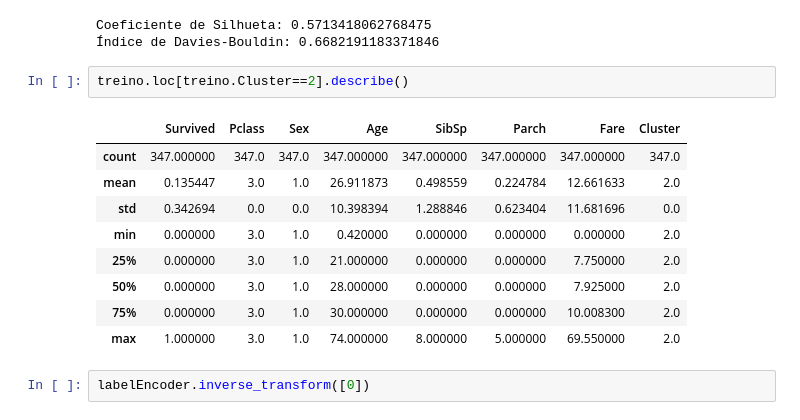
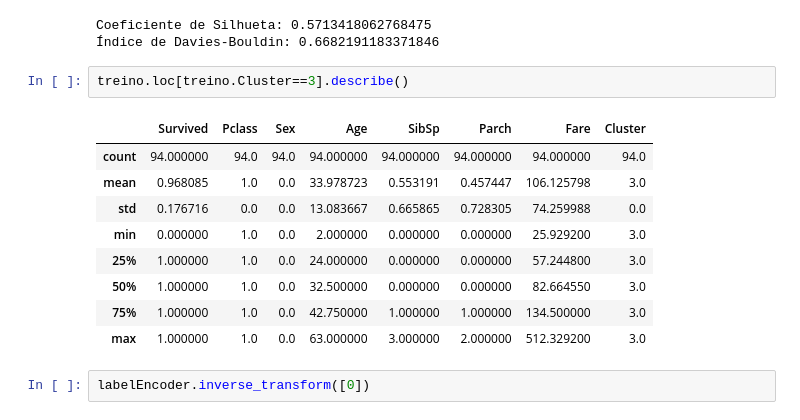
Before and after one commit to instrutordanilo/KmeansTitanic, a Jupyter notebook: Final_K_means_Tinatic.ipynb, the cells around one changed output. Drawn from its saved outputs; the diff is of its cells as text.

```diff
--- a/Final_K_means_Tinatic.ipynb
+++ b/Final_K_means_Tinatic.ipynb
@@ -165,17 +165,17 @@ print("Índice de Davies-Bouldin:", davies_bouldin)
 Coeficiente de Silhueta: 0.5713418062768475
 Índice de Davies-Bouldin: 0.6682191183371846
 # %%
-treino.loc[treino.Cluster==2].describe()
+treino.loc[treino.Cluster==3].describe()
 # %% [output]
 |  | Survived | Pclass | Sex | Age | SibSp | Parch | Fare | Cluster |
-| count | 347.000000 | 347.0 | 347.0 | 347.000000 | 347.000000 | 347.000000 | 347.000000 | 347.0 |
-| mean | 0.135447 | 3.0 | 1.0 | 26.911873 | 0.498559 | 0.224784 | 12.661633 | 2.0 |
-| std | 0.342694 | 0.0 | 0.0 | 10.398394 | 1.288846 | 0.623404 | 11.681696 | 0.0 |
-| min | 0.000000 | 3.0 | 1.0 | 0.420000 | 0.000000 | 0.000000 | 0.000000 | 2.0 |
-| 25% | 0.000000 | 3.0 | 1.0 | 21.000000 | 0.000000 | 0.000000 | 7.750000 | 2.0 |
-| 50% | 0.000000 | 3.0 | 1.0 | 28.000000 | 0.000000 | 0.000000 | 7.925000 | 2.0 |
-| 75% | 0.000000 | 3.0 | 1.0 | 30.000000 | 0.000000 | 0.000000 | 10.008300 | 2.0 |
-| max | 1.000000 | 3.0 | 1.0 | 74.000000 | 8.000000 | 5.000000 | 69.550000 | 2.0 |
+| count | 94.000000 | 94.0 | 94.0 | 94.000000 | 94.000000 | 94.000000 | 94.000000 | 94.0 |
+| mean | 0.968085 | 1.0 | 0.0 | 33.978723 | 0.553191 | 0.457447 | 106.125798 | 3.0 |
+| std | 0.176716 | 0.0 | 0.0 | 13.083667 | 0.665865 | 0.728305 | 74.259988 | 0.0 |
+| min | 0.000000 | 1.0 | 0.0 | 2.000000 | 0.000000 | 0.000000 | 25.929200 | 3.0 |
+| 25% | 1.000000 | 1.0 | 0.0 | 24.000000 | 0.000000 | 0.000000 | 57.244800 | 3.0 |
+| 50% | 1.000000 | 1.0 | 0.0 | 32.500000 | 0.000000 | 0.000000 | 82.664550 | 3.0 |
+| 75% | 1.000000 | 1.0 | 0.0 | 42.750000 | 1.000000 | 1.000000 | 134.500000 | 3.0 |
+| max | 1.000000 | 1.0 | 0.0 | 63.000000 | 3.000000 | 2.000000 | 512.329200 | 3.0 |
 # %%
 labelEncoder.inverse_transform([0])
 # %% [output]
```
